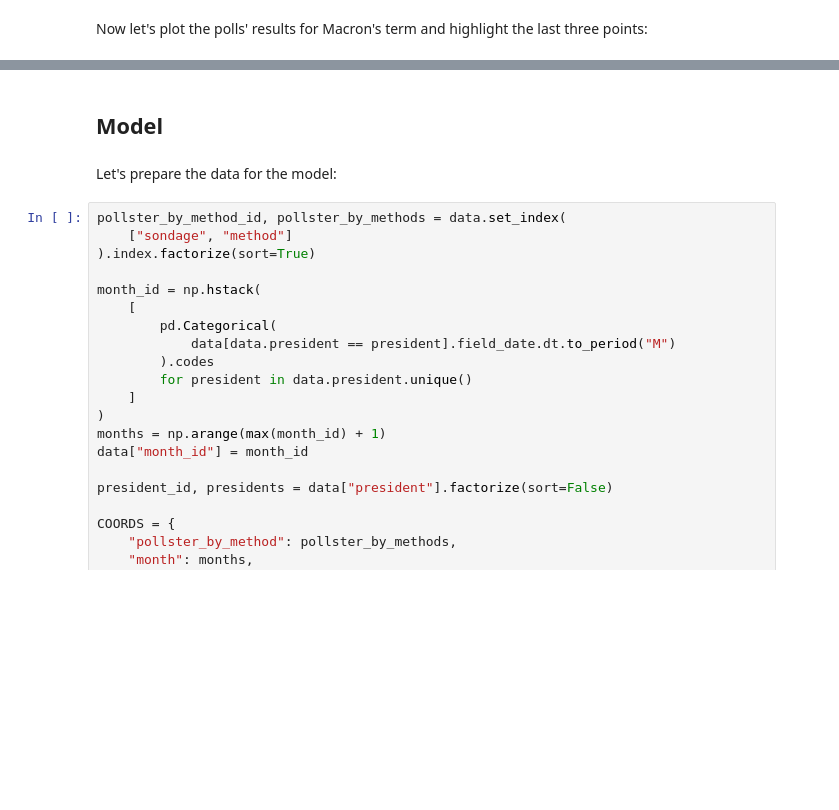
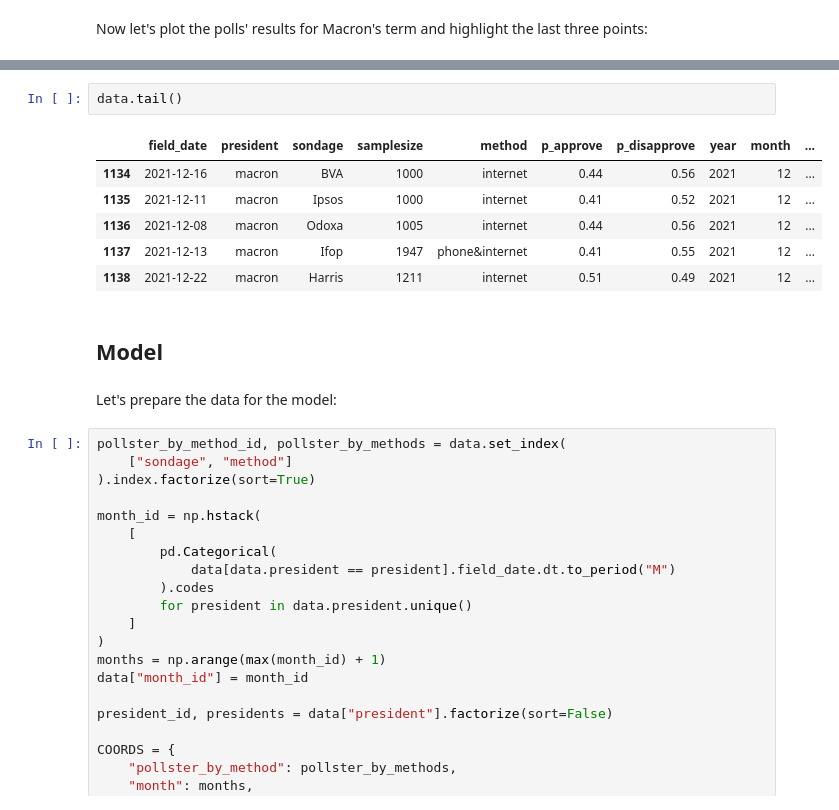
Before and after one commit to pollsposition/dashboards, a Jupyter notebook: notebooks/popularity_president.ipynb, the cells around one changed output, grey strips where cells are left out. Cells and saved outputs as stored; diff of their text form; blank space fills up the shorter version.

```diff
--- a/notebooks/popularity_president.ipynb
+++ b/notebooks/popularity_president.ipynb
@@ -101,3 +99,12 @@ ax.set_xlabel("Date");
+# %%
+data.tail()
+# %% [output]
+|  | field_date | president | sondage | samplesize | method | p_approve | p_disapprove | year | month | ... |
+| 1134 | 2021-12-16 | macron | BVA | 1000 | internet | 0.44 | 0.56 | 2021 | 12 | ... |
+| 1135 | 2021-12-11 | macron | Ipsos | 1000 | internet | 0.41 | 0.52 | 2021 | 12 | ... |
+| 1136 | 2021-12-08 | macron | Odoxa | 1005 | internet | 0.44 | 0.56 | 2021 | 12 | ... |
+| 1137 | 2021-12-13 | macron | Ifop | 1947 | phone&internet | 0.41 | 0.55 | 2021 | 12 | ... |
+| 1138 | 2021-12-22 | macron | Harris | 1211 | internet | 0.51 | 0.49 | 2021 | 12 | ... |
 # %% [markdown]
 ## Model
 # %% [markdown]
```
Also changed, not shown: parts of 11 cells of this notebook, 6 other files.
